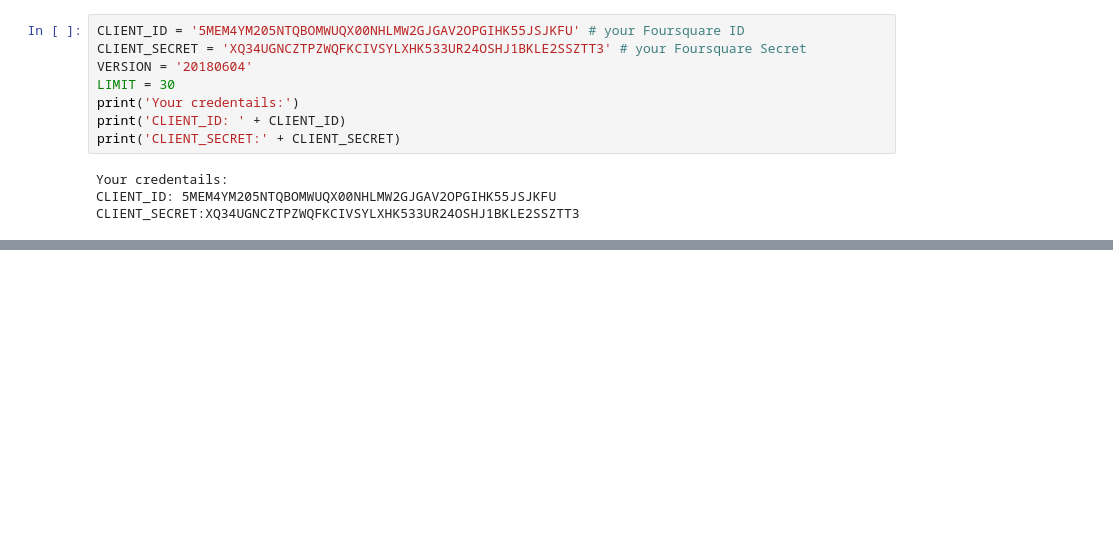
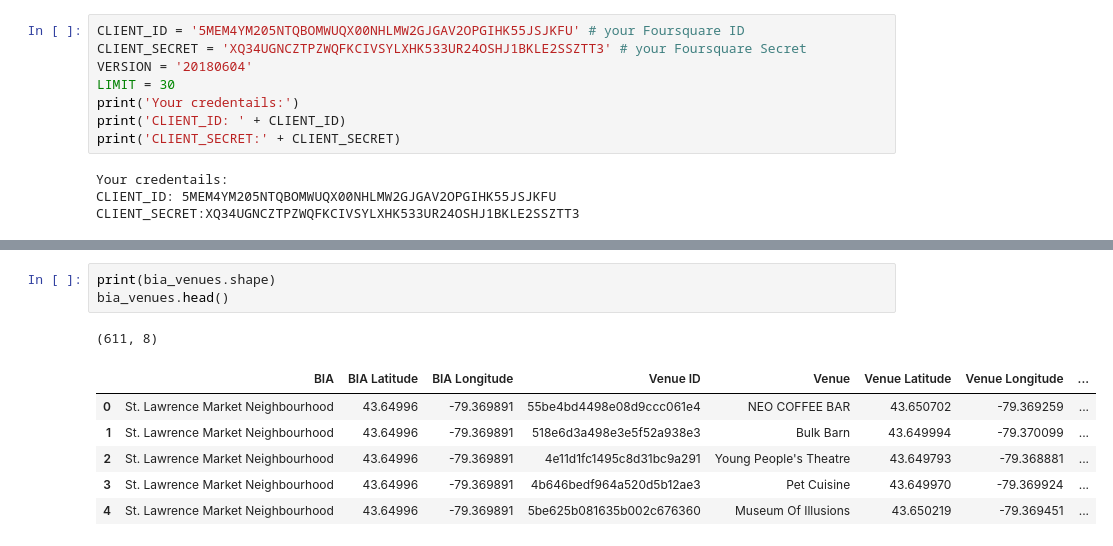
Before and after one commit to JPLue/Coursera_Capstone, a Jupyter notebook: Coursera Capstone Notebook.ipynb, the cells around one changed output, grey strips where cells are left out. Saved outputs shown, nothing was run; the diff lists cells and outputs as text; blank space fills up the shorter version.

```diff
--- a/Coursera Capstone Notebook.ipynb
+++ b/Coursera Capstone Notebook.ipynb
@@ -166,0 +240,11 @@ CLIENT_SECRET:XQ34UGNCZTPZWQFKCIVSYLXHK533UR24OSHJ1BKLE2SSZTT3
+# %%
+print(bia_venues.shape)
+bia_venues.head()
+# %% [output]
+(611, 8)
+|  | BIA | BIA Latitude | BIA Longitude | Venue ID | Venue | Venue Latitude | Venue Longitude | ... |
+| 0 | St. Lawrence Market Neighbourhood | 43.64996 | -79.369891 | 55be4bd4498e08d9ccc061e4 | NEO COFFEE BAR | 43.650702 | -79.369259 | ... |
+| 1 | St. Lawrence Market Neighbourhood | 43.64996 | -79.369891 | 518e6d3a498e3e5f52a938e3 | Bulk Barn | 43.649994 | -79.370099 | ... |
+| 2 | St. Lawrence Market Neighbourhood | 43.64996 | -79.369891 | 4e11d1fc1495c8d31bc9a291 | Young People's Theatre | 43.649793 | -79.368881 | ... |
+| 3 | St. Lawrence Market Neighbourhood | 43.64996 | -79.369891 | 4b646bedf964a520d5b12ae3 | Pet Cuisine | 43.649970 | -79.369924 | ... |
+| 4 | St. Lawrence Market Neighbourhood | 43.64996 | -79.369891 | 5be625b081635b002c676360 | Museum Of Illusions | 43.650219 | -79.369451 | ... |
```
Also changed, not shown: parts of 11 cells of this notebook.
